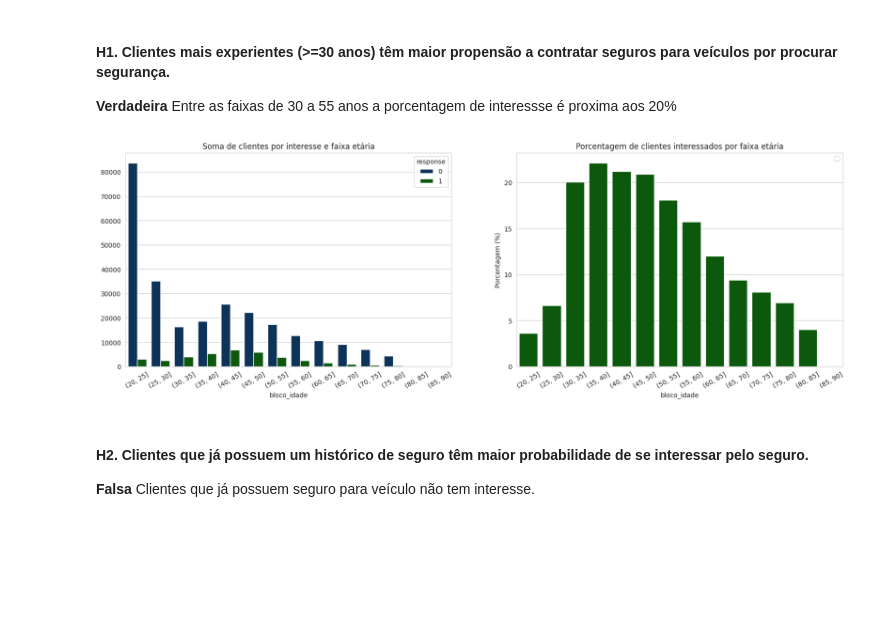
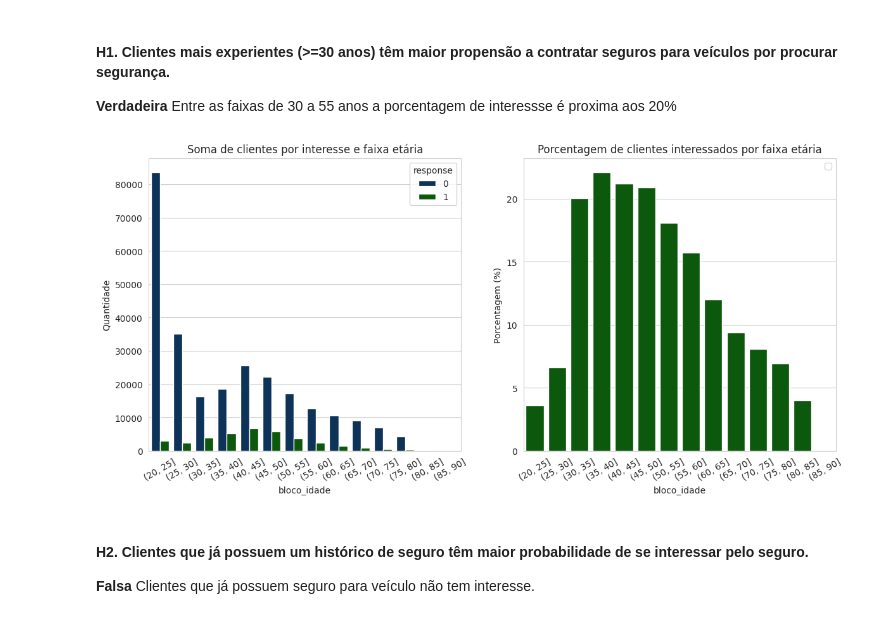
Before and after one commit to RafaelLuckner/Propensao_Compra, a Jupyter notebook: notebooks/propensao_projeto.ipynb, the cells around one changed output. Cells and saved outputs as stored; diff of their text form; code cells hidden in the pictures; blank space fills up the shorter version.

Commit message:
readme start and save graphs

```diff
--- a/notebooks/propensao_projeto.ipynb
+++ b/notebooks/propensao_projeto.ipynb
@@ -461,32 +464,34 @@ Name: count, dtype: int64
 **Verdadeira** Entre as faixas de 30 a 55 anos a porcentagem de interessse é proxima aos 20%
 # %%
 aux1 = df2.copy()
-plt.figure(figsize=(20,6))
+plt.figure(figsize=(14,6))
 
 plt.subplot(1,2,1)
 bins = list(range(20,91,5))
 aux1['bloco_idade'] = pd.cut(aux1['age'],bins=bins)
 aux2 = aux1.loc[:,['id','bloco_idade', 'response']].groupby(['bloco_idade','response'],observed=False).count().reset_index()
 sns.barplot(data = aux2, x='bloco_idade', y= "id",hue='response')
-plt.ylabel('')
+plt.ylabel('Quantidade')
 plt.xticks(rotation = 30);
 plt.title('Soma de clientes por interesse e faixa etária');
 
 plt.subplot(1,2,2)
 plt.title('Porcentagem de clientes interessados por faixa etária')
 bins = list(range(20,91,5))
 aux1['bloco_idade'] = pd.cut(aux1['age'],bins=bins)
 aux3 = aux1.loc[:,['id','bloco_idade', 'response']].groupby(['bloco_idade','response'],observed=False).count().reset_index()
 total_por_faixa = aux3.groupby('bloco_idade',observed=False)['id'].sum()
 total_por_faixa_categoria = aux3.groupby(['bloco_idade', 'response'],observed=False)['id'].sum()
 porcentagem_categoria = (total_por_faixa_categoria / total_por_faixa) * 100
 aux3 = pd.DataFrame(porcentagem_categoria).reset_index()
 sns.barplot(data = aux3[aux3['response']==1], x='bloco_idade', y= "id", color=custom_palette[1])
 plt.legend([])
 plt.xticks(rotation = 30);
 plt.ylabel('Porcentagem (%)');
+
+plt.savefig('../img/faixa_etaria.png')
 # %% [output]
-[figure, old version]
+[figure, new version]
 # %% [markdown]
 #### H2. Clientes que já possuem um histórico de seguro têm maior probabilidade de se interessar pelo seguro.
 **Falsa** Clientes que já possuem seguro para veículo não tem interesse.
```
Also changed, not shown: parts of 31 cells of this notebook, 12 other files.
